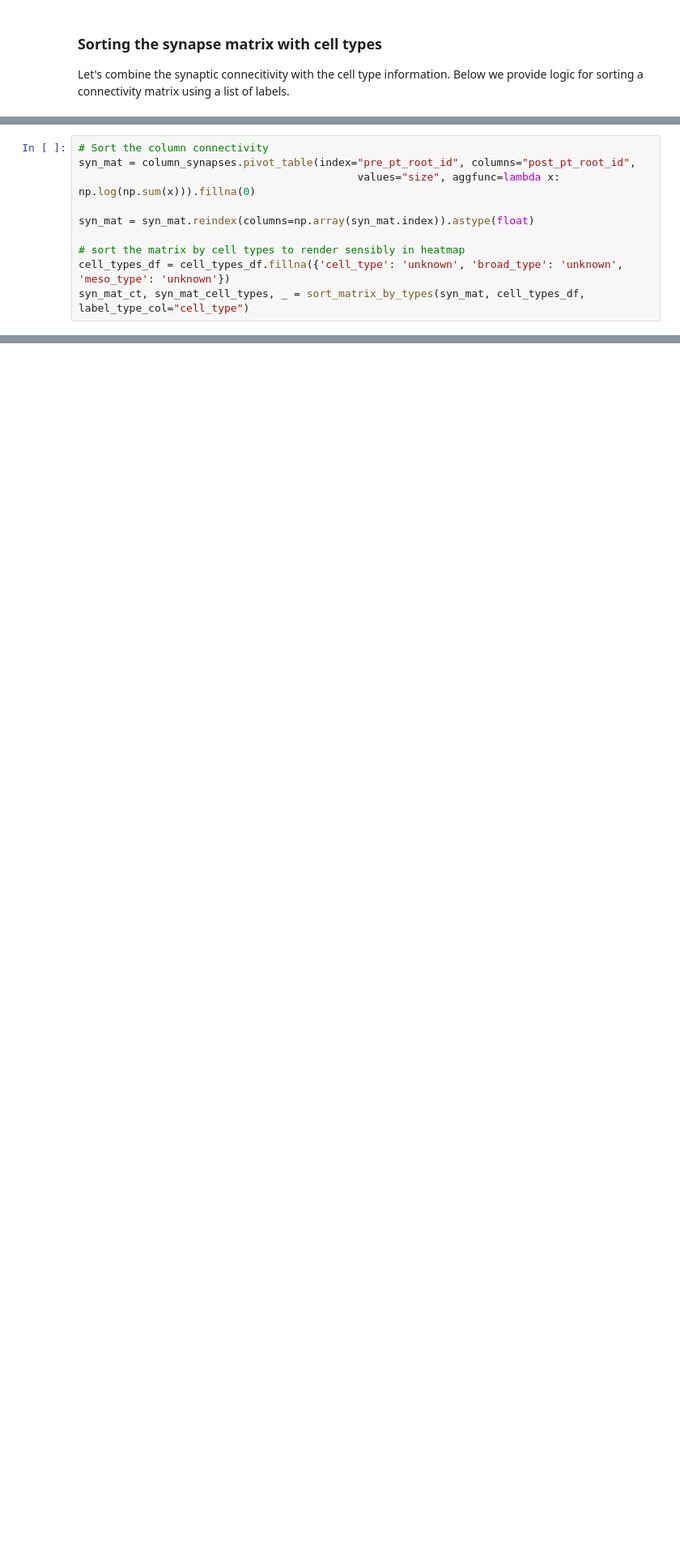
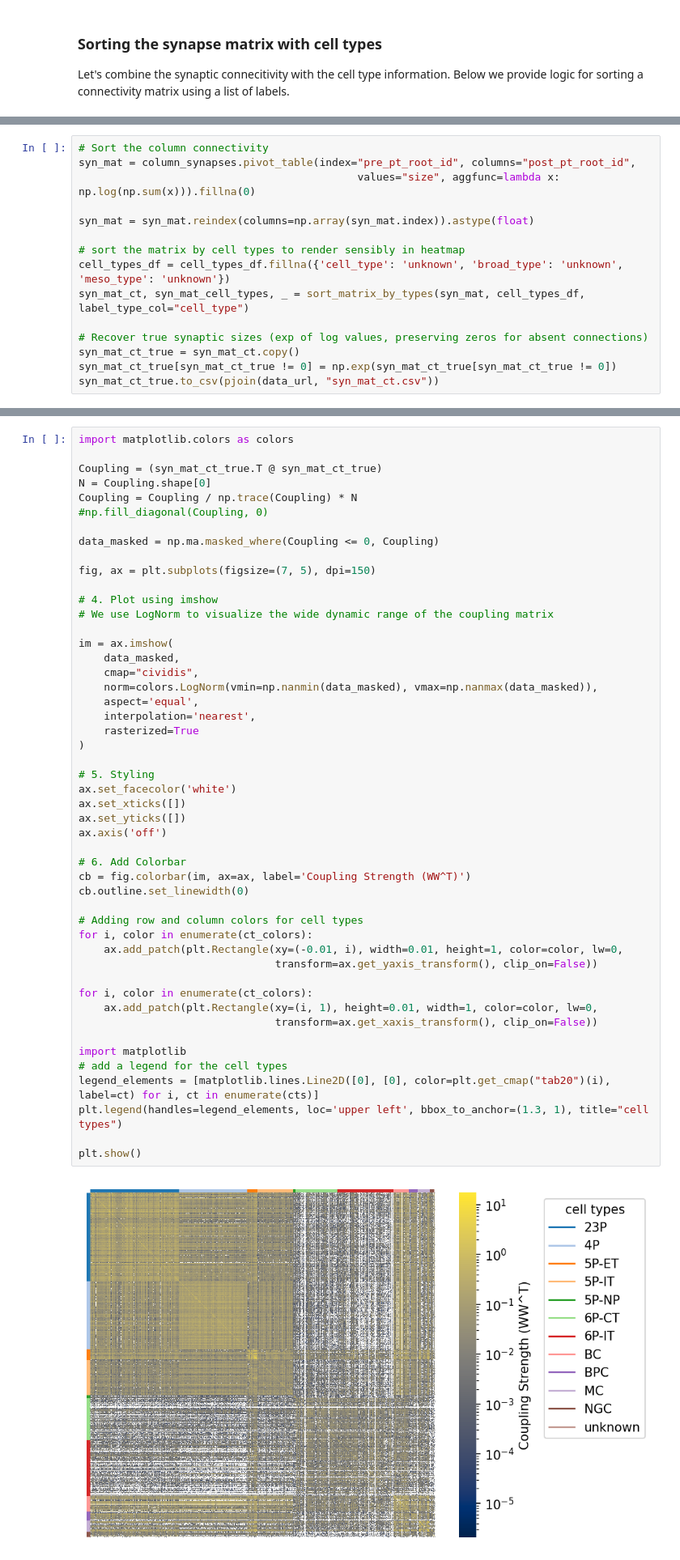
Before and after one commit to wenquan/connectomics_at_cosyne, a Jupyter notebook: examples/Cosyne_Data_Access.ipynb, the cells around one changed output, grey strips where cells are left out. Shown at 81% size. Cells and saved outputs as stored; diff of their text form; blank space fills up the shorter version.

```diff
--- a/examples/Cosyne_Data_Access.ipynb
+++ b/examples/Cosyne_Data_Access.ipynb
@@ -364,6 +415,11 @@ syn_mat = syn_mat.reindex(columns=np.array(syn_mat.index)).astype(float)
 # sort the matrix by cell types to render sensibly in heatmap
 cell_types_df = cell_types_df.fillna({'cell_type': 'unknown', 'broad_type': 'unknown', 'meso_type': 'unknown'})
 syn_mat_ct, syn_mat_cell_types, _ = sort_matrix_by_types(syn_mat, cell_types_df, label_type_col="cell_type")
+
+# Recover true synaptic sizes (exp of log values, preserving zeros for absent connections)
+syn_mat_ct_true = syn_mat_ct.copy()
+syn_mat_ct_true[syn_mat_ct_true != 0] = np.exp(syn_mat_ct_true[syn_mat_ct_true != 0])
+syn_mat_ct_true.to_csv(pjoin(data_url, "syn_mat_ct.csv"))
 # %%
 # @title Figure 7: Connectivity matrix sorted by cell type
 
@@ -393,0 +452,51 @@ plt.show()
+# %%
+import matplotlib.colors as colors
+
+Coupling = (syn_mat_ct_true.T @ syn_mat_ct_true)
+N = Coupling.shape[0]
+Coupling = Coupling / np.trace(Coupling) * N
+#np.fill_diagonal(Coupling, 0)
+
+data_masked = np.ma.masked_where(Coupling <= 0, Coupling)
+
+fig, ax = plt.subplots(figsize=(7, 5), dpi=150)
+
+# 4. Plot using imshow
+# We use LogNorm to visualize the wide dynamic range of the coupling matrix
+
+im = ax.imshow(
+    data_masked,
+    cmap="cividis",
+    norm=colors.LogNorm(vmin=np.nanmin(data_masked), vmax=np.nanmax(data_masked)),
+    aspect='equal',
+    interpolation='nearest',
+    rasterized=True
+)
+
+# 5. Styling
+ax.set_facecolor('white')
+ax.set_xticks([])
+ax.set_yticks([])
+ax.axis('off')
+
+# 6. Add Colorbar
+cb = fig.colorbar(im, ax=ax, label='Coupling Strength (WW^T)')
+cb.outline.set_linewidth(0)
+
+# Adding row and column colors for cell types
+for i, color in enumerate(ct_colors):
+    ax.add_patch(plt.Rectangle(xy=(-0.01, i), width=0.01, height=1, color=color, lw=0,
+                               transform=ax.get_yaxis_transform(), clip_on=False))
+
+for i, color in enumerate(ct_colors):
+    ax.add_patch(plt.Rectangle(xy=(i, 1), height=0.01, width=1, color=color, lw=0,
+                               transform=ax.get_xaxis_transform(), clip_on=False))
+
+import matplotlib
+# add a legend for the cell types
+legend_elements = [matplotlib.lines.Line2D([0], [0], color=plt.get_cmap("tab20")(i), label=ct) for i, ct in enumerate(cts)]
+plt.legend(handles=legend_elements, loc='upper left', bbox_to_anchor=(1.3, 1), title="cell types")
+
+plt.show()
+# %% [output]
+[figure, added]
```
Also changed, not shown: parts of 27 cells of this notebook, 4 other files.
